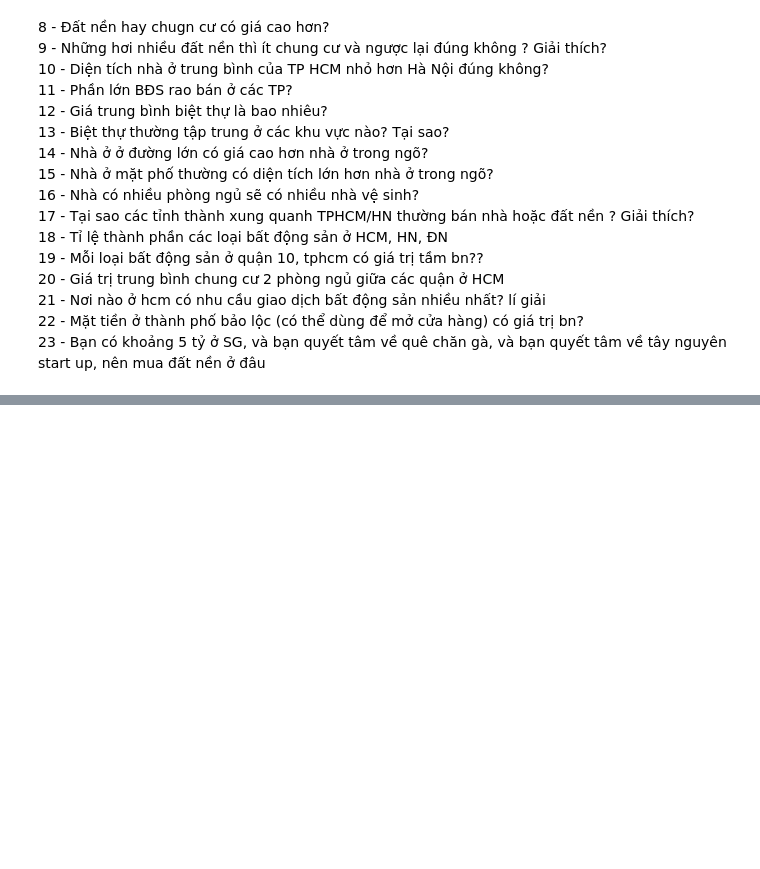
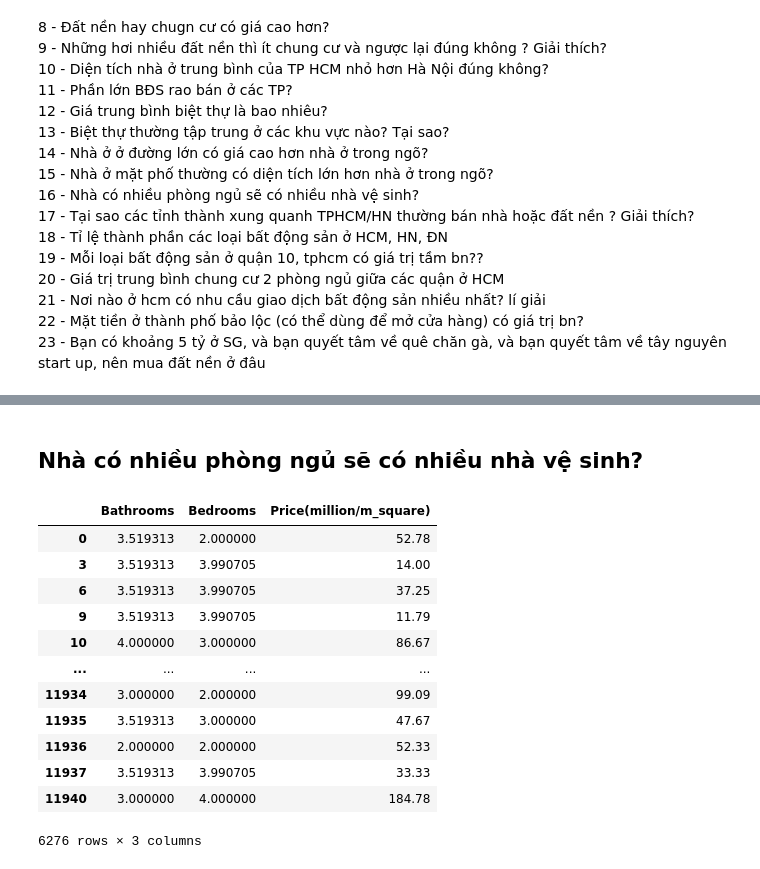
Before and after one commit to HieuTranV/DataVisualization, a Jupyter notebook: LabCK/Preprocessing.ipynb, the cells around one changed output, grey strips where cells are left out. Saved outputs shown, nothing was run; the diff lists cells and outputs as text; code cells hidden in the pictures; blank space fills up the shorter version.

```diff
--- a/LabCK/Preprocessing.ipynb
+++ b/LabCK/Preprocessing.ipynb
@@ -362,0 +401,20 @@ new_data[new_data['Type']=='Biệt thự - Song lập - Đơn lập']
+# %% [markdown]
+## Nhà có nhiều phòng ngủ sẽ có nhiều nhà vệ sinh?
+# %%
+df = new_data.loc[(new_data['Type'].str.contains('Nhà ở')) | (new_data['Type'].str.contains('Chung cư')), ('Bathrooms', 'Bedrooms', 'Price(million/m_square)')]
+df.fillna(df.mean(), inplace=True)
+df
+# %% [output]
+|  | Bathrooms | Bedrooms | Price(million/m_square) |
+| 0 | 3.519313 | 2.000000 | 52.78 |
+| 3 | 3.519313 | 3.990705 | 14.00 |
+| 6 | 3.519313 | 3.990705 | 37.25 |
+| 9 | 3.519313 | 3.990705 | 11.79 |
+| 10 | 4.000000 | 3.000000 | 86.67 |
+| ... | ... | ... | ... |
+| 11934 | 3.000000 | 2.000000 | 99.09 |
+| 11935 | 3.519313 | 3.000000 | 47.67 |
+| 11936 | 2.000000 | 2.000000 | 52.33 |
+| 11937 | 3.519313 | 3.990705 | 33.33 |
+| 11940 | 3.000000 | 4.000000 | 184.78 |
+6276 rows × 3 columns
```
Also changed, not shown: parts of 13 cells of this notebook.
